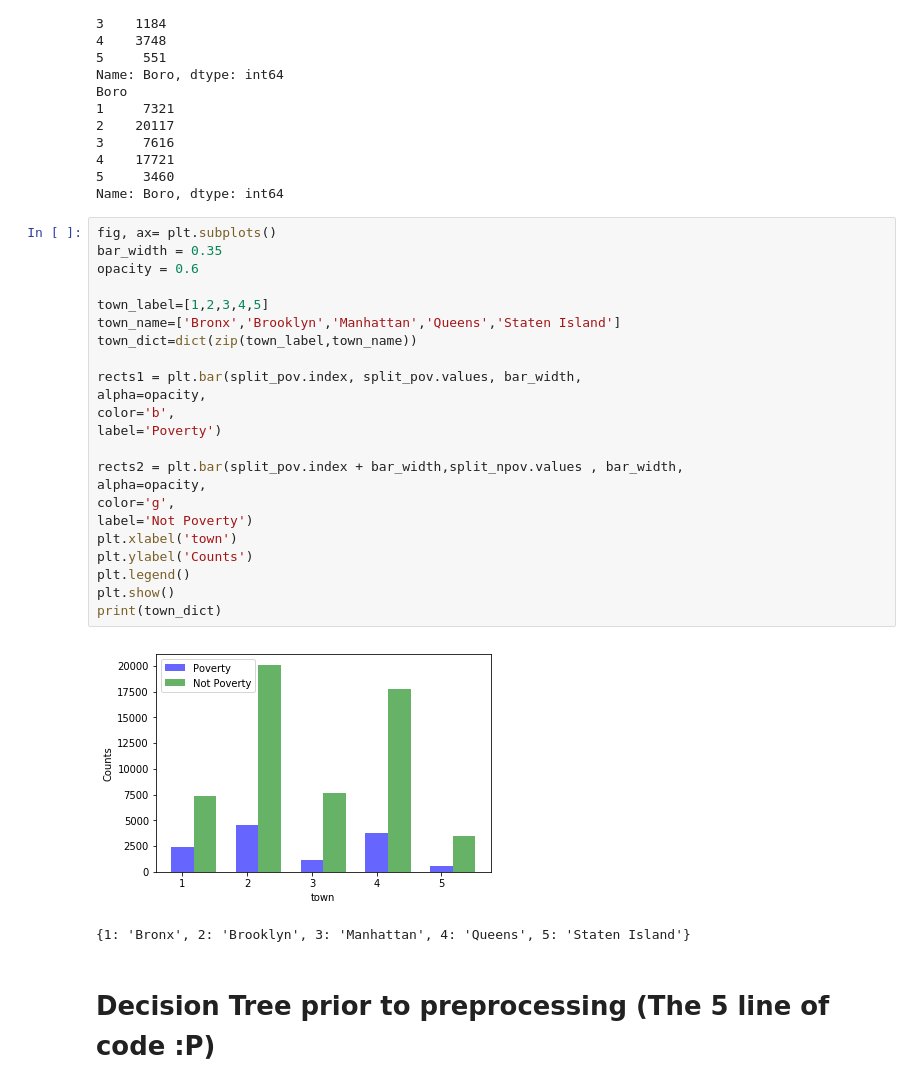
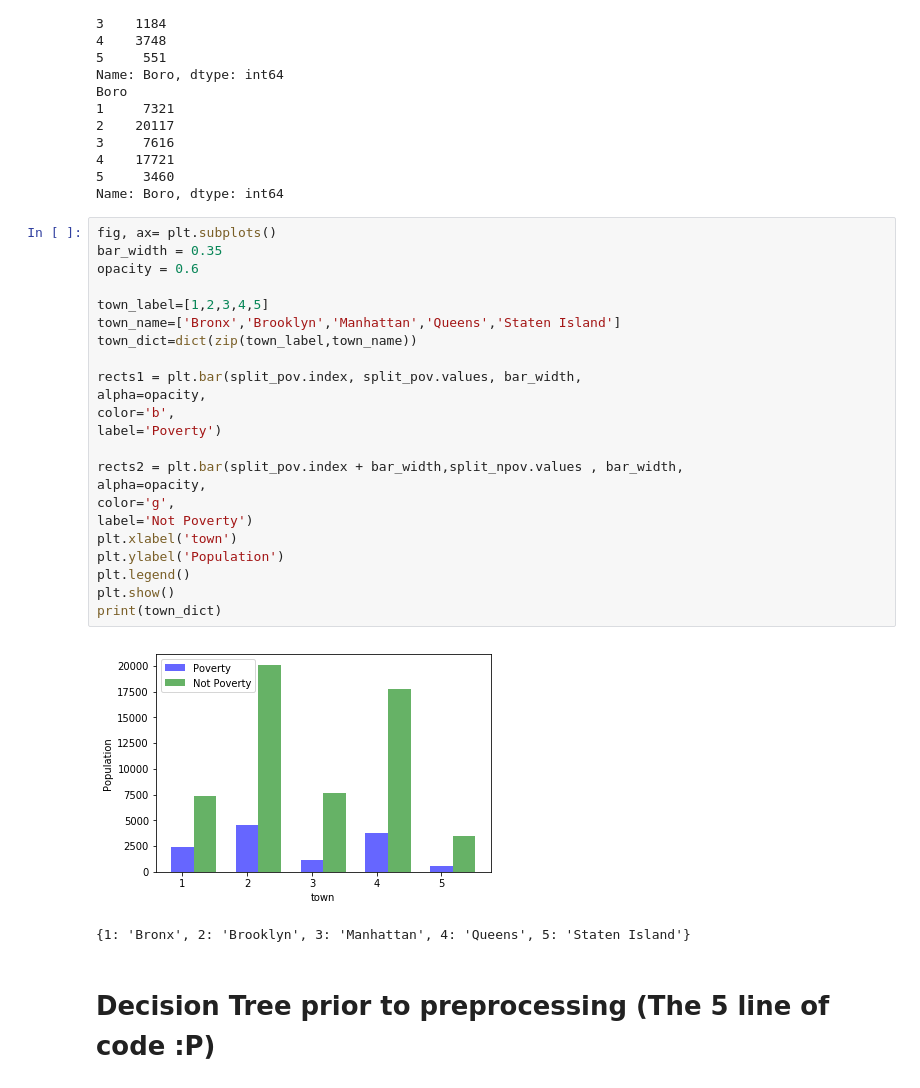
Before and after one commit to abhisheknimmakayala/Data-Mining-Project, a Jupyter notebook: Code/Project Poverty.ipynb, the cells around one changed output. Cells and saved outputs as stored; diff of their text form.

```diff
--- a/Code/Project Poverty.ipynb
+++ b/Code/Project Poverty.ipynb
@@ -88,28 +86,28 @@ Name: Boro, dtype: int64
 # %%
 fig, ax= plt.subplots()
 bar_width = 0.35
 opacity = 0.6
 
 town_label=[1,2,3,4,5]
 town_name=['Bronx','Brooklyn','Manhattan','Queens','Staten Island']
 town_dict=dict(zip(town_label,town_name))
 
 rects1 = plt.bar(split_pov.index, split_pov.values, bar_width,
 alpha=opacity,
 color='b',
 label='Poverty')
 
 rects2 = plt.bar(split_pov.index + bar_width,split_npov.values , bar_width,
 alpha=opacity,
 color='g',
 label='Not Poverty')
 plt.xlabel('town')
-plt.ylabel('Counts')
+plt.ylabel('Population')
 plt.legend()
 plt.show()
 print(town_dict)
 # %% [output]
-[figure, old version]
+[figure, new version]
 {1: 'Bronx', 2: 'Brooklyn', 3: 'Manhattan', 4: 'Queens', 5: 'Staten Island'}
 # %% [markdown]
 # Decision Tree prior to preprocessing (The 5 line of code :P)
```
Also changed, not shown: parts of 16 cells of this notebook.
